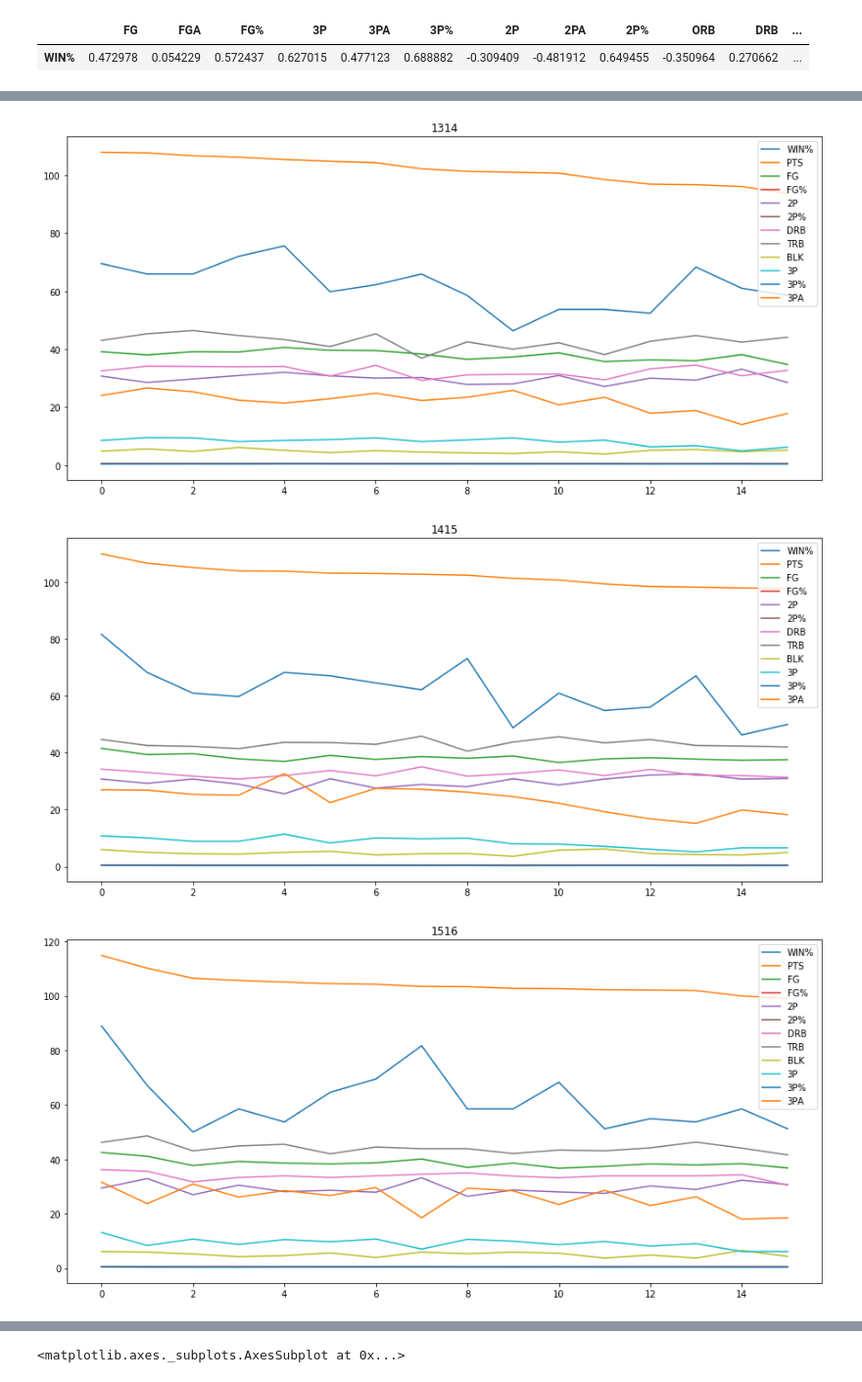
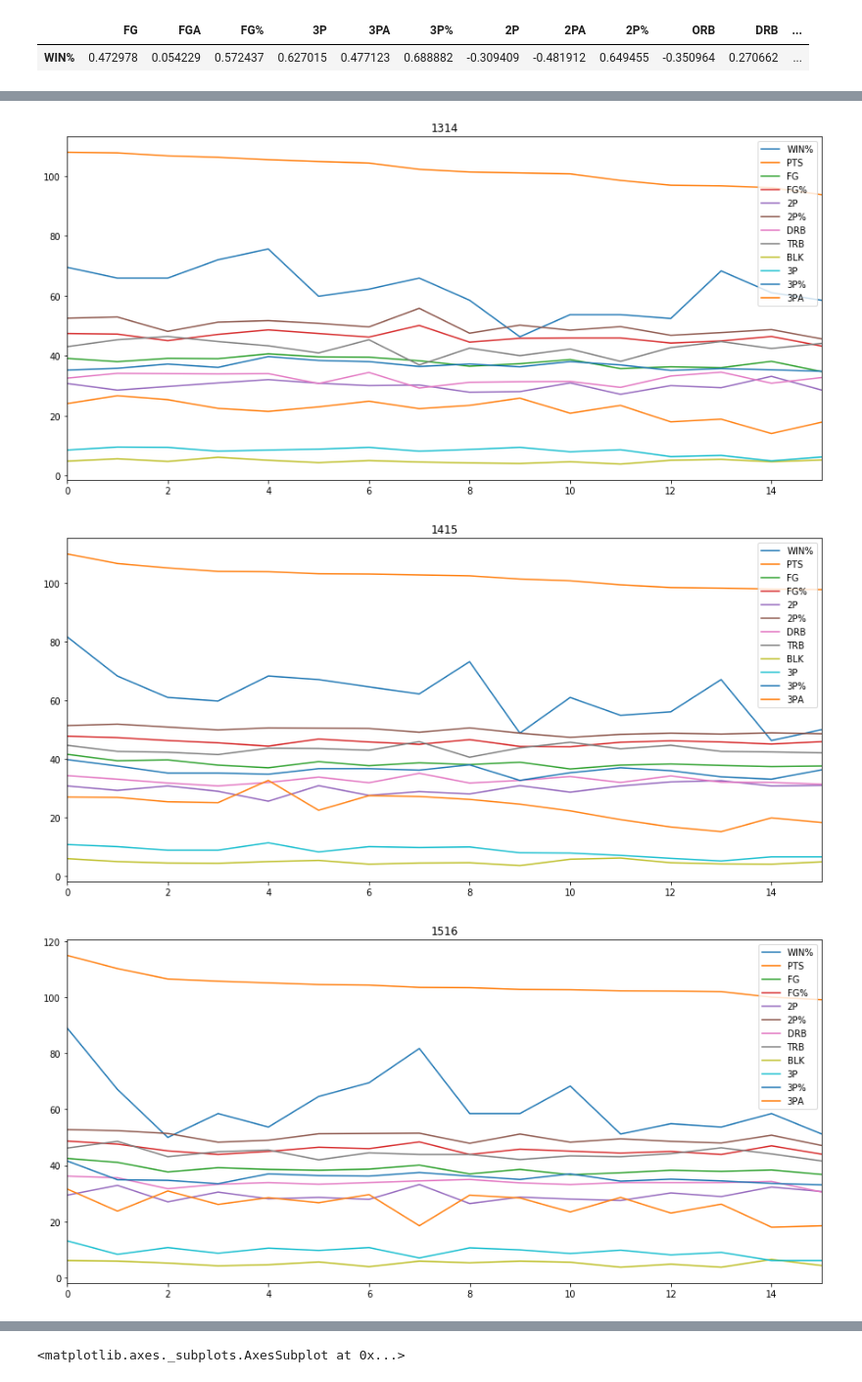
Before and after one commit to MaloneRobert/BasketballPredictor, a Jupyter notebook: Part_Two.ipynb, the cells around one changed output, grey strips where cells are left out. Shown: that part at 98% size. Drawn from its saved outputs; the diff is of its cells as text; code cells hidden in the pictures.

```diff
--- a/Part_Two.ipynb
+++ b/Part_Two.ipynb
@@ -71,13 +71,25 @@ stats_for_1415_corr.corr().tail(1)
 # %% [output]
 |  | FG | FGA | FG% | 3P | 3PA | 3P% | 2P | 2PA | 2P% | ORB | DRB | ... |
 | WIN% | 0.472978 | 0.054229 | 0.572437 | 0.627015 | 0.477123 | 0.688882 | -0.309409 | -0.481912 | 0.649455 | -0.350964 | 0.270662 | ... |
+# %%
+# Multiplies all percents by 100 for plotting
+def make_perc(year):
+    year['3P%'] = year['3P%'] * 100
+    year['2P%'] = year['2P%'] * 100
+    year['FG%'] = year['FG%'] * 100
+    return year
 # %%
 # Take the most correlated statistics with winning percentage in order to graph them and visualize trends
-
 stats_for_1314_sign = stats_for_1314[['Team', 'WIN%', 'PTS', 'FG', 'FG%', '2P', '2P%', 'DRB', 'TRB', 'BLK', '3P', '3P%', '3PA']]
 stats_for_1415_sign = stats_for_1415[['Team', 'WIN%', 'PTS', 'FG', 'FG%', '2P', '2P%', 'DRB', 'TRB', 'BLK', '3P', '3P%', '3PA']]
 stats_for_1516_sign = stats_for_1516[['Team', 'WIN%', 'PTS', 'FG', 'FG%', '2P', '2P%', 'DRB', 'TRB', 'BLK', '3P', '3P%', '3PA']]
 stats_for_1617_sign = stats_for_1617[['Team', 'WIN%', 'PTS', 'FG', 'FG%', '2P', '2P%', 'DRB', 'TRB', 'BLK', '3P', '3P%', '3PA']]
+
+years = [stats_for_1314_sign, stats_for_1415_sign, stats_for_1516_sign, stats_for_1617_sign]
+
+for year in years:
+    year = make_perc(year)
+
 stats_for_1314_sign.plot(title = '1314', figsize = (15, 7))
 stats_for_1415_sign.plot(title = '1415', figsize = (15, 7))
 stats_for_1516_sign.plot(title = '1516', figsize = (15, 7))
@@ -87,3 +114,3 @@ stats_for_1617_sign.plot(title = '1617', figsize = (15, 7))
-[figure, old version]
+[figure, new version]
-[figure, old version]
+[figure, new version]
-[figure, old version]
+[figure, new version]
```
Also changed, not shown: parts of 8 cells of this notebook.
